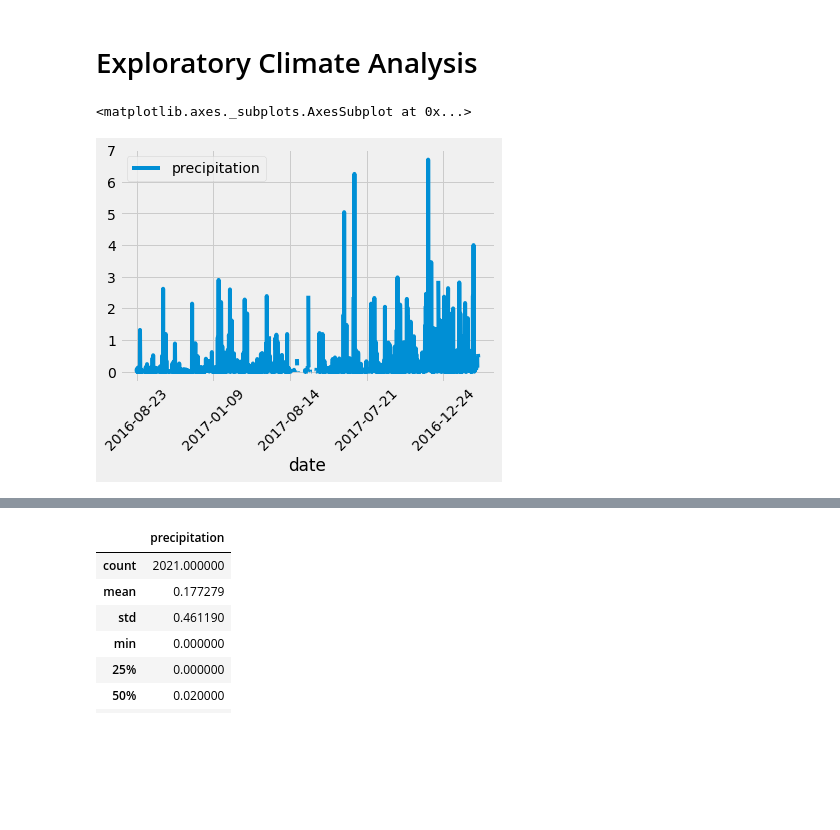
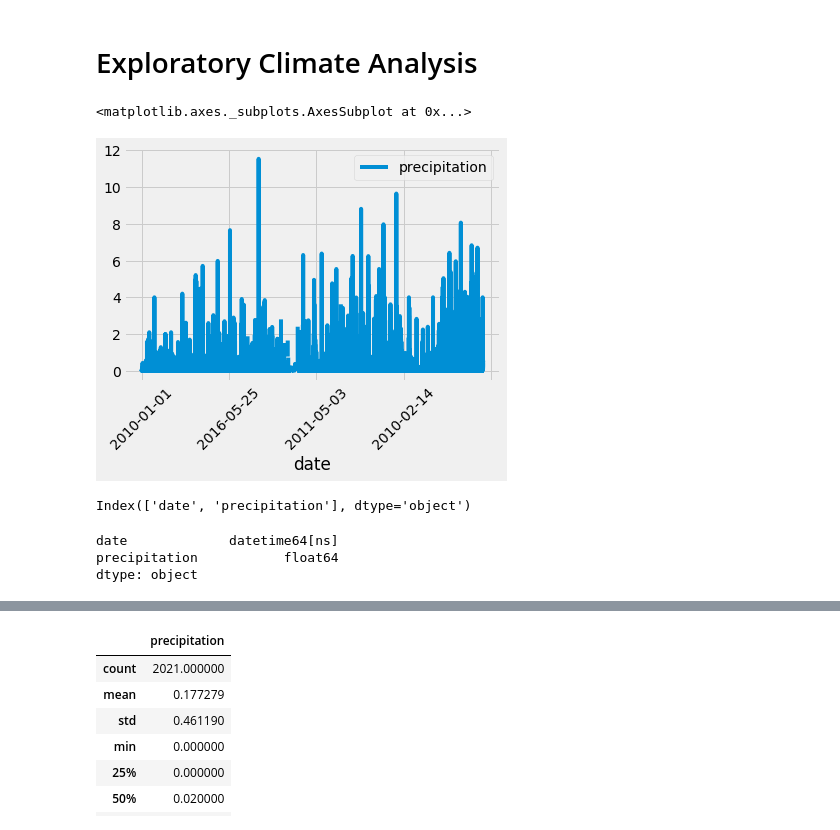
Before and after one commit to blocrunx/Surfs_Up, a Jupyter notebook: climate_analysis.ipynb, the cells around one changed output, grey strips where cells are left out. Drawn from its saved outputs; the diff is of its cells as text; code cells hidden in the pictures; blank space fills up the shorter version.

```diff
--- a/climate_analysis.ipynb
+++ b/climate_analysis.ipynb
@@ -40,22 +40,29 @@ session = Session(engine)
 # %%
 # Design a query to retrieve the last 12 months of precipitation data and plot the results.
 #Starting from the last data point in the database.
 
 # Calculate the date one year from the last date in data set.
-prev_year = dt.date(2017, 8,23) - dt.timedelta(days=365)
+#start_date = dt.date(*, 6, 1)
+#end_date = dt.date(*, 6, 30)
 # Perform a query to retrieve the data and precipitation scores
 results = []
-results = session.query(Measurement.date, Measurement.prcp).filter(Measurement.date >= prev_year).all()
+
+results = session.query(Measurement.date, Measurement.prcp)
+#(Measurement.date >= start_date).filter(Measurement.date <= end_date).all()
 #print(results)
 # Save the query results as a Pandas DataFrame and set the index to the date column
 df = pd.DataFrame(results, columns=['date','precipitation'])
 # Sort the dataframe by date
 df.set_index(df['date'], inplace=True)
 #print(df.to_string(index=False))
 df.sort_index()
 #print(df.to_string(index=False))
 # Use Pandas Plotting with Matplotlib to plot the data
 df.plot(rot=45)
 # %% [output]
 <matplotlib.axes._subplots.AxesSubplot at 0x...>
-[figure, old version]
+[figure, new version]
+# %%
+df.columns
+# %% [output]
+Index(['date', 'precipitation'], dtype='object')
@@ -61,0 +71,6 @@ df.plot(rot=45)
+# %%
+df.dtypes
+# %% [output]
+date             datetime64[ns]
+precipitation           float64
+dtype: object
```
Also changed, not shown: parts of 7 cells of this notebook.
